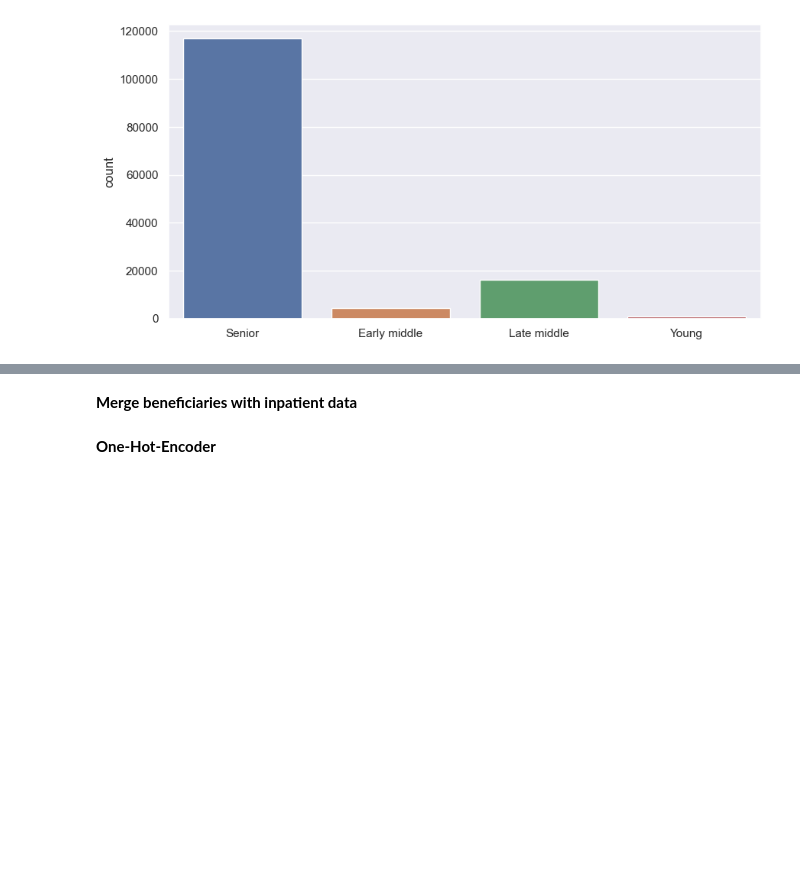
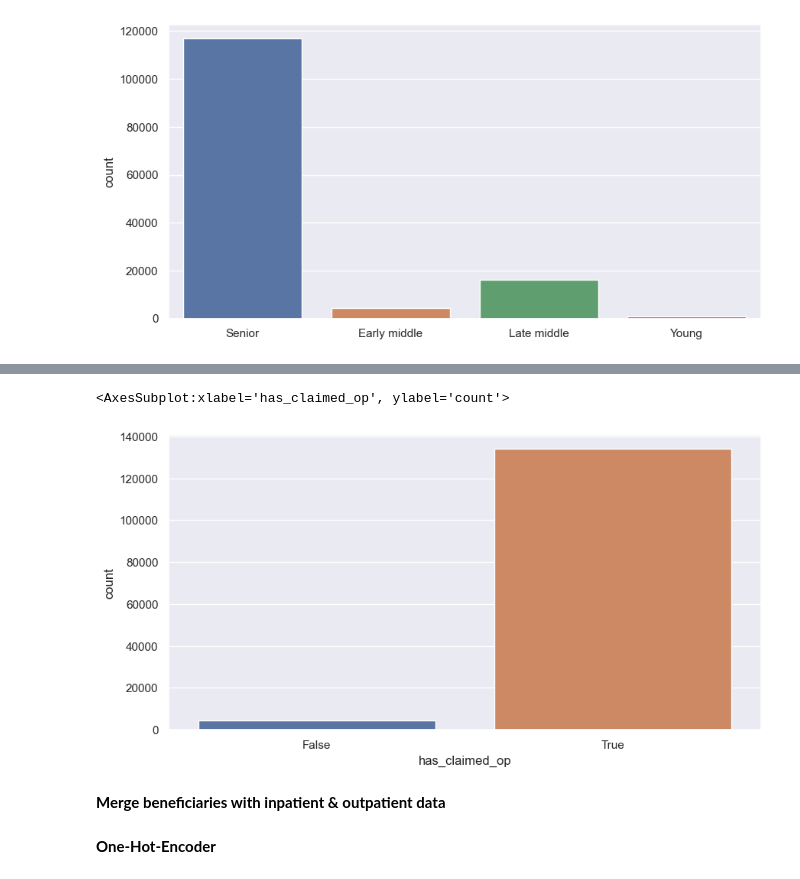
Before and after one commit to evkumar71/DataScience, a Jupyter notebook: Healtcare_fraud_detection.ipynb, the cells around one changed output, grey strips where cells are left out. Cells and saved outputs as stored; diff of their text form; code cells hidden in the pictures; blank space fills up the shorter version.

```diff
--- a/Healtcare_fraud_detection.ipynb
+++ b/Healtcare_fraud_detection.ipynb
@@ -212,4 +237,9 @@ Name: has_claimed_ip, dtype: int64
+# %%
+sns.countplot(x='has_claimed_op', data=df_bene)
+# %% [output]
+<AxesSubplot:xlabel='has_claimed_op', ylabel='count'>
+[figure, added]
 # %% [markdown]
-**Merge beneficiaries with inpatient data**
+**Merge beneficiaries with inpatient & outpatient data**
 # %%
 df_in = df_in.merge(df_bene, how='left', left_on='BeneID', right_on='BeneID')
```
Also changed, not shown: parts of 18 cells of this notebook.
